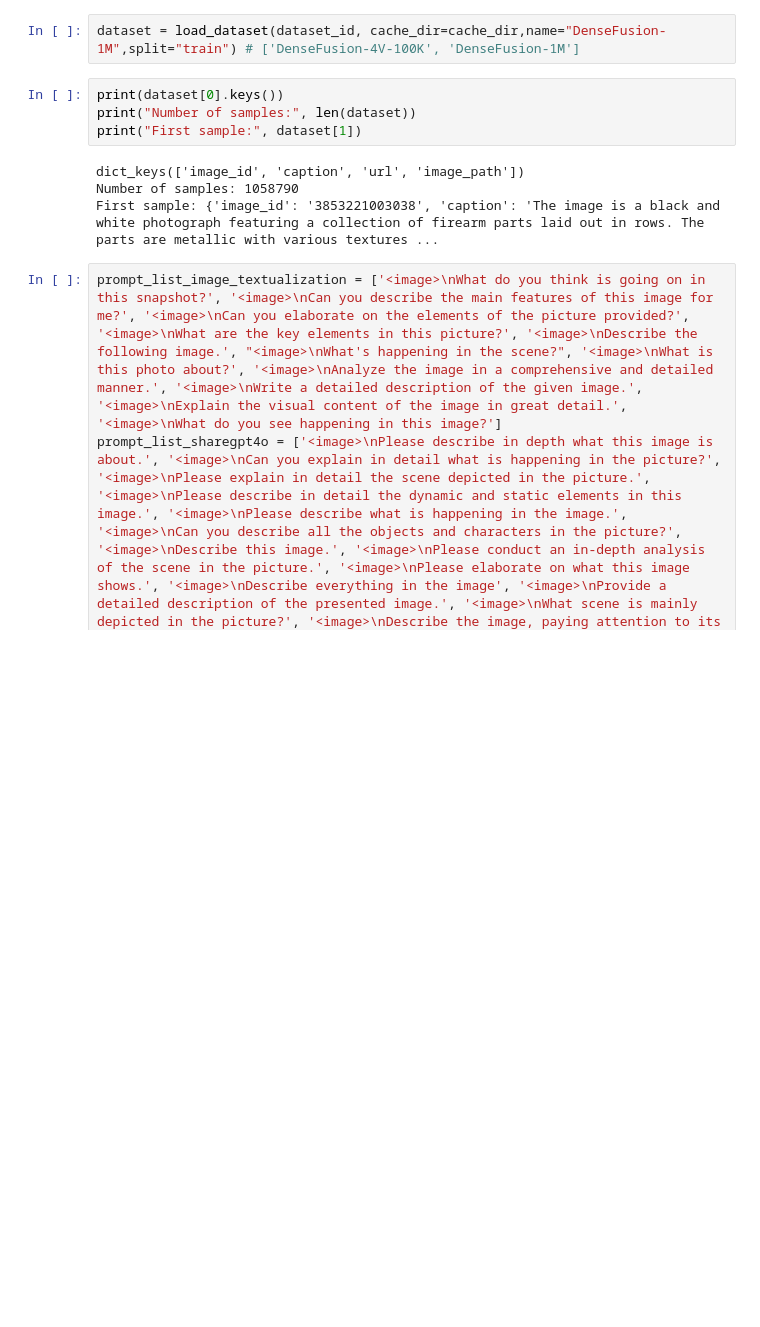
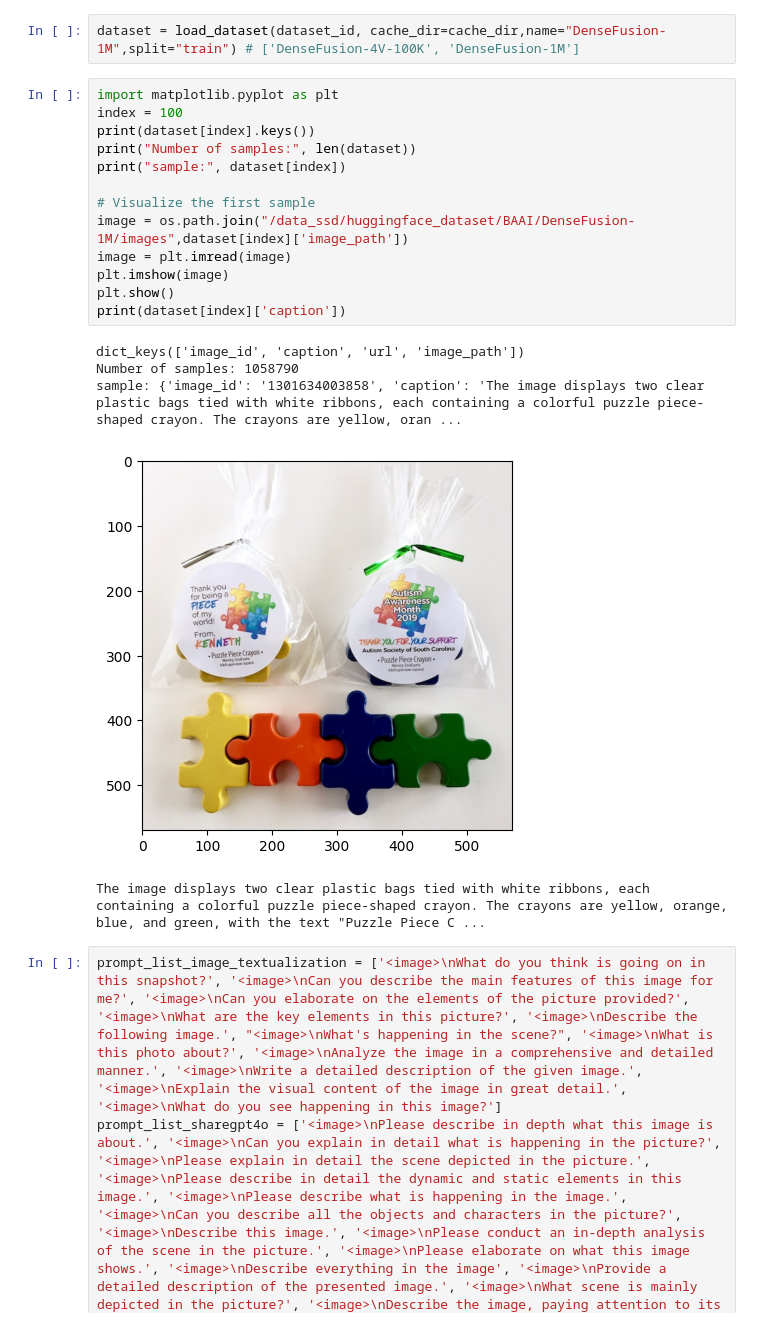
Before and after one commit to hyokonbanwa/iam2-omote, a Jupyter notebook: dataset/densefusion/densefusion.ipynb, the cells around one changed output. Cells and saved outputs as stored; diff of their text form; blank space fills up the shorter version.

```diff
--- a/dataset/densefusion/densefusion.ipynb
+++ b/dataset/densefusion/densefusion.ipynb
@@ -13,11 +13,22 @@ dataset_id = os.path.join(dataset_root_dir,"BAAI/DenseFusion-1M")
 # %%
 dataset = load_dataset(dataset_id, cache_dir=cache_dir,name="DenseFusion-1M",split="train") # ['DenseFusion-4V-100K', 'DenseFusion-1M']
 # %%
-print(dataset[0].keys())
+import matplotlib.pyplot as plt
+index = 100
+print(dataset[index].keys())
 print("Number of samples:", len(dataset))
-print("First sample:", dataset[1])
+print("sample:", dataset[index])
+
+# Visualize the first sample
+image = os.path.join("/data_ssd/huggingface_dataset/BAAI/DenseFusion-1M/images",dataset[index]['image_path'])
+image = plt.imread(image)
+plt.imshow(image)
+plt.show()
+print(dataset[index]['caption'])
 # %% [output]
 dict_keys(['image_id', 'caption', 'url', 'image_path'])
 Number of samples: 1058790
-First sample: {'image_id': '3853221003038', 'caption': 'The image is a black and white photograph featuring a collection of firearm parts laid out in rows. The parts are metallic with various textures ...
+sample: {'image_id': '1301634003858', 'caption': 'The image displays two clear plastic bags tied with white ribbons, each containing a colorful puzzle piece-shaped crayon. The crayons are yellow, oran ...
+[figure, added]
+The image displays two clear plastic bags tied with white ribbons, each containing a colorful puzzle piece-shaped crayon. The crayons are yellow, orange, blue, and green, with the text "Puzzle Piece C ...
 # %%
```
Also changed, not shown: parts of 4 cells of this notebook, 11 other files.
